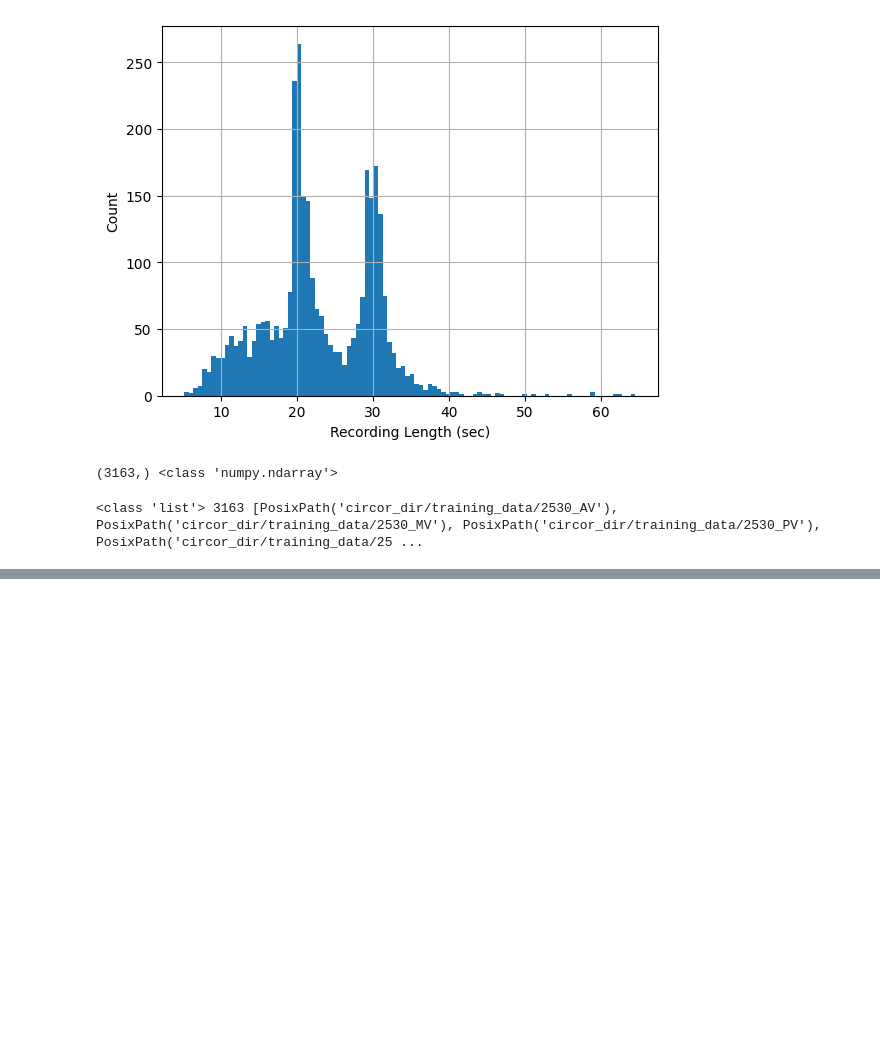
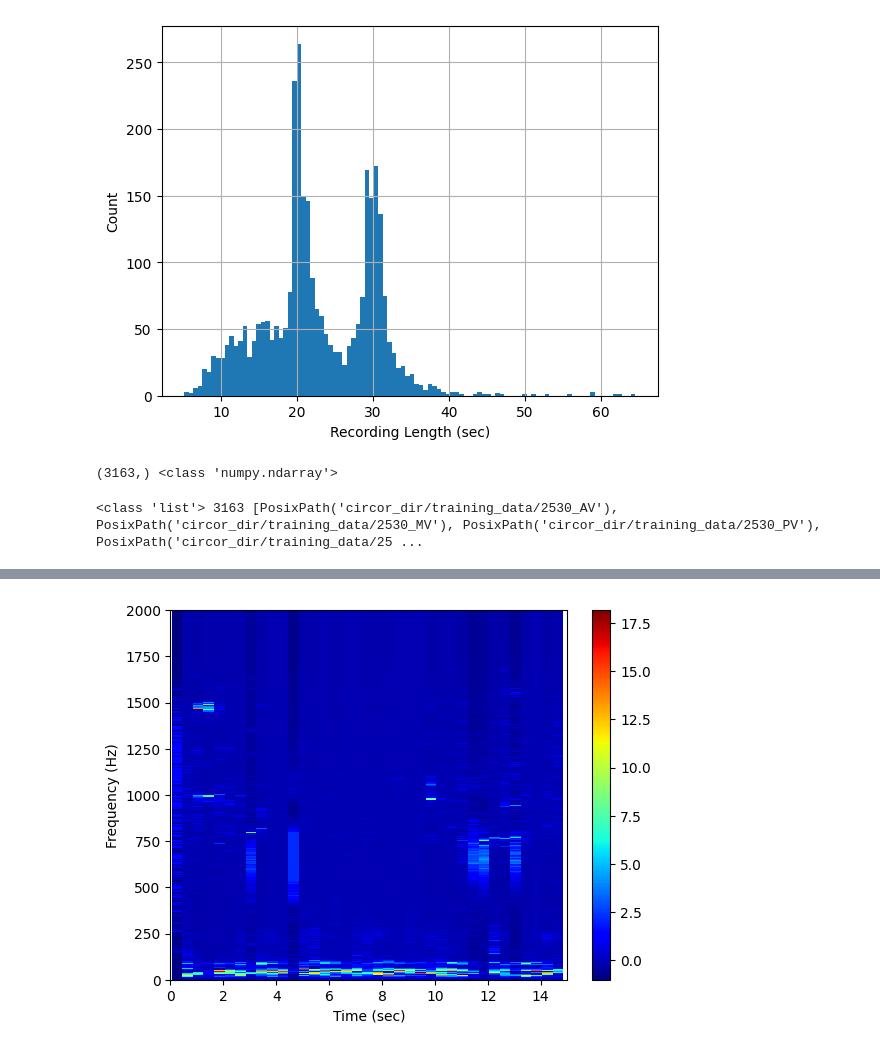
Before and after one commit to ash-neupane/heart-murmur, a Jupyter notebook: explore.ipynb, the cells around one changed output, grey strips where cells are left out. Drawn from its saved outputs; the diff is of its cells as text; code cells hidden in the pictures; blank space fills up the shorter version.

```diff
--- a/explore.ipynb
+++ b/explore.ipynb
@@ -123,0 +179,25 @@ SyntaxError: invalid syntax (1428927090.py, line 1)
+# %%
+def spectrogram(x_t: np.ndarray):
+    """
+    """
+    win = 0.5
+    hop = 0.8 * win # 20% overlap either side
+    n_per_seg = int(fs * win)
+    n_overlap = n_per_seg - int(fs * hop)
+    f, t, Sxx = sp.signal.spectrogram(x_t, fs, nperseg=n_per_seg, noverlap=n_overlap, window="tukey")
+
+    # normalize across all frequencies and throw away outliers
+    Sxx[Sxx > np.quantile(Sxx, 0.99)] = np.quantile(Sxx, 0.99)
+    for i in range(Sxx.shape[1]):
+        Sxx[:,i] = (Sxx[:,i]-np.mean(Sxx[:,i]))/np.std(Sxx[:,i])
+
+    plt.pcolormesh(t, f, Sxx, cmap="jet")
+    plt.xlabel("Time (sec)")
+    plt.ylabel("Frequency (Hz)")
+    plt.ylim(0,2000)
+    plt.xlim(0,15)
+    plt.colorbar()
+# %%
+spectrogram(normal_x)
+# %% [output]
+[figure, added]
```
Also changed, not shown: parts of 9 cells of this notebook, 8 other files.
